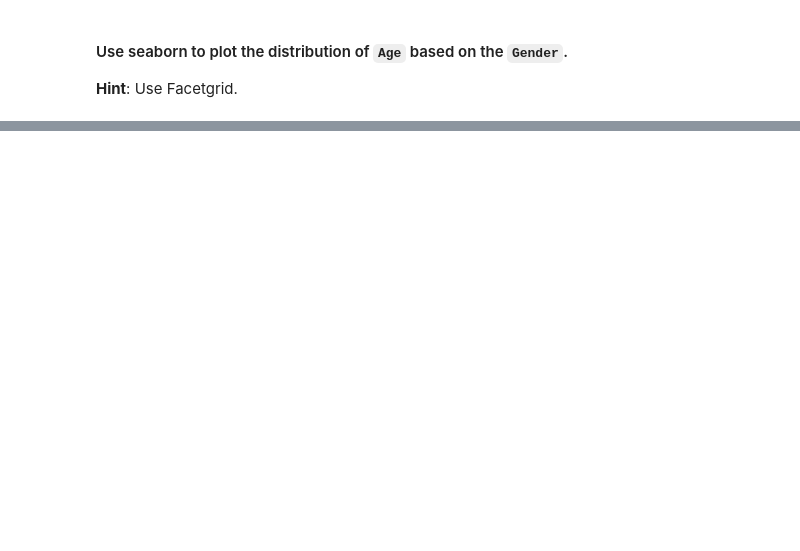
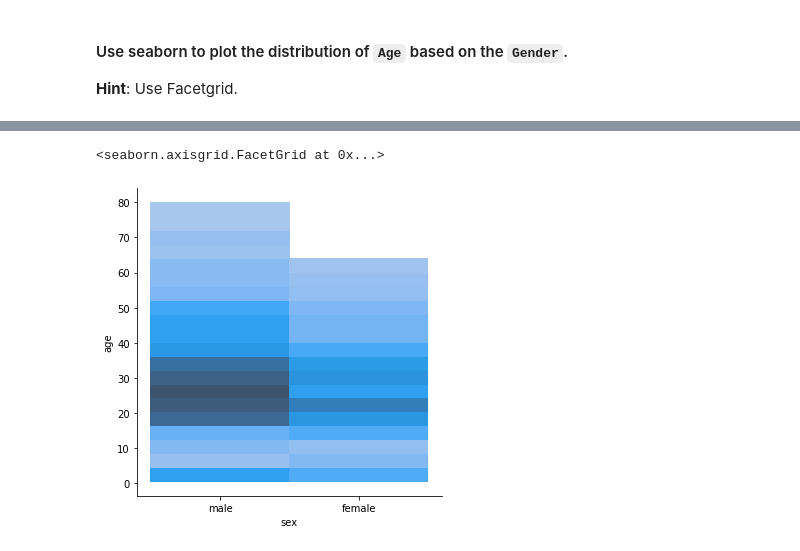
Before and after one commit to Pabloaliaga1995/dataptmad1121_labs, a Jupyter notebook: module-2/matplotlib-seaborn/your-code/main.ipynb, the cells around one changed output, grey strips where cells are left out. Cells and saved outputs as stored; diff of their text form; code cells hidden in the pictures; blank space fills up the shorter version.

Commit message:
lab matplotlib-seaborn finished

```diff
--- a/module-2/matplotlib-seaborn/your-code/main.ipynb
+++ b/module-2/matplotlib-seaborn/your-code/main.ipynb
@@ -480,0 +505,5 @@ sns.FacetGrid(titanic1, col="sex", row="age")
+# %%
+sns.displot(titanic1, x="sex", y = "age")
+# %% [output]
+<seaborn.axisgrid.FacetGrid at 0x...>
+[figure, added]
```
Also changed, not shown: parts of 13 cells of this notebook.
